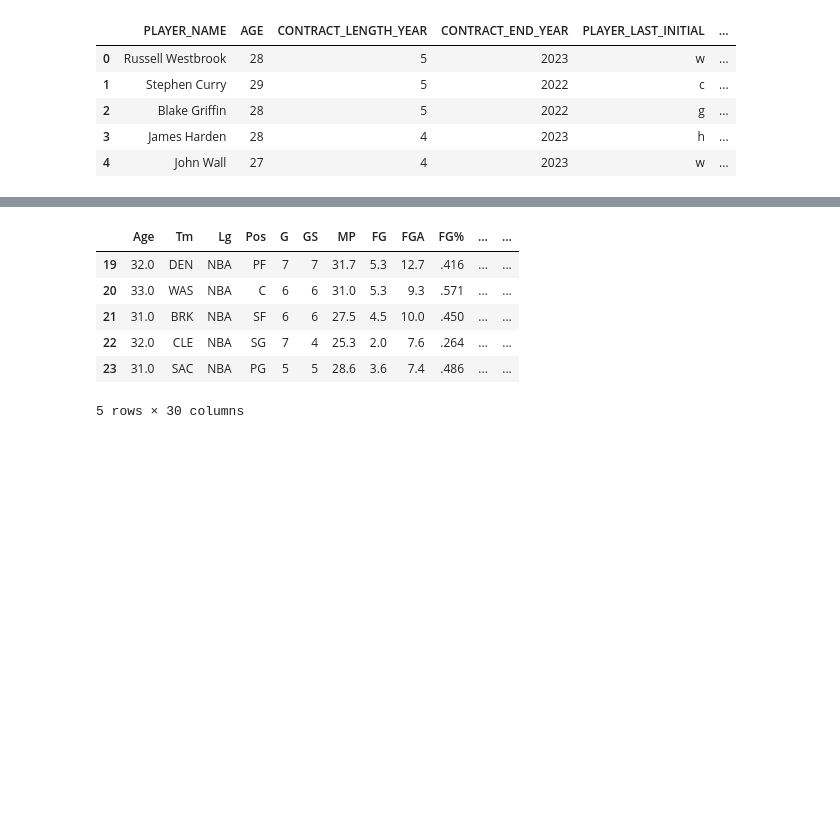
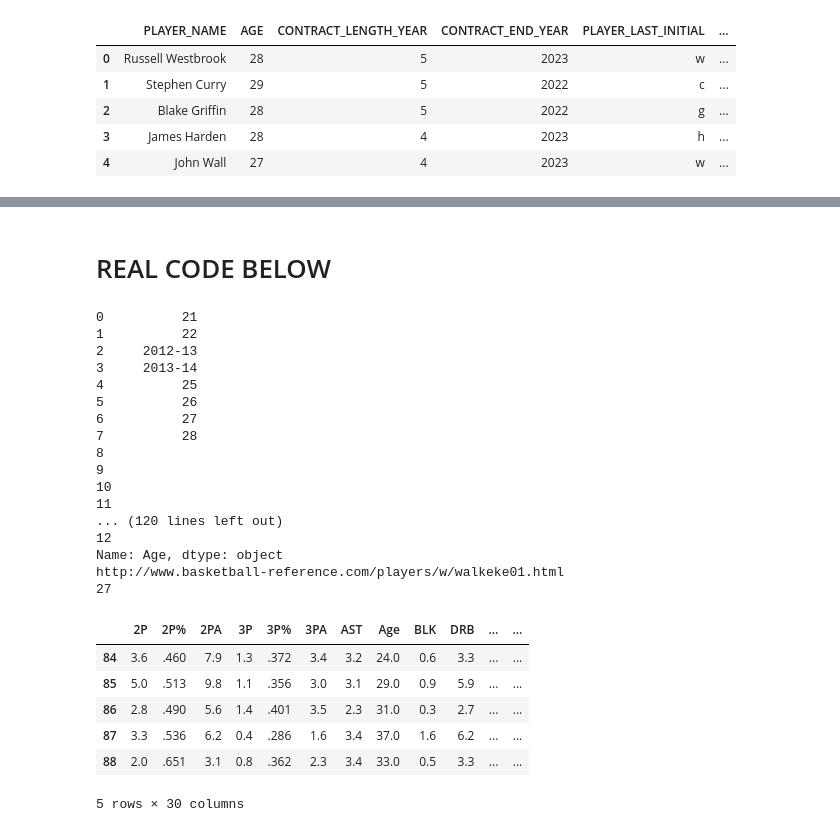
Before and after one commit to alexshieu/SpringBoard, a Jupyter notebook: NBA Capstone Project/scraper player data 2nd.ipynb, the cells around one changed output, grey strips where cells are left out. Saved outputs shown, nothing was run; the diff lists cells and outputs as text; code cells hidden in the pictures; blank space fills up the shorter version.

```diff
--- a/NBA Capstone Project/scraper player data 2nd.ipynb
+++ b/NBA Capstone Project/scraper player data 2nd.ipynb
@@ -45,8 +45,11 @@ Name: PLAYER_NAME, dtype: object
 # %%
 # In order to web scrape basketball-reference.com we need to create the below names
 
-# Clean up PLAYER_NAME to remove all initials and translate to ascii
+# Clean PLAYER_NAME to remove initials (J.J. Reddick),
+# dashes (Kidd-Gilchrist) and apostrophes (E'Twaun Moore)
 df.PLAYER_NAME = df.PLAYER_NAME.str.replace('.', '')
+df.PLAYER_NAME = df.PLAYER_NAME.str.replace('-', '')
+df.PLAYER_NAME = df.PLAYER_NAME.str.replace("'", '')
 
 # Remove unicode characters and change to ASCII for scraping
 df.PLAYER_NAME = [unidecode(df.PLAYER_NAME[i]) for i in df.index]
@@ -86,9 +184,11 @@ df['BEFORE_SIGNED_YEAR'] = df.CONTRACT_SIGNED_YEAR - 1
+# %% [markdown]
+# REAL CODE BELOW
 # %%
 # Set the URL Template
 url_template = 'http://www.basketball-reference.com/players/{PLAYER_LAST_INITIAL}/{PLAYER_LAST_NAME_FIRST_FIVE}{PLAYER_FIRST_NAME_FIRST_TWO}01.html'
 
 # SLICE DF JUST FOR WORK. DONT FORGET TO DELETE ME
-df2 = df[51:75]
+df2 = df[0:100]
 
 # Create empty main player stats dataframe
 player_stats_df = pd.DataFrame()
@@ -97,44 +197,82 @@ player_stats_df = pd.DataFrame()
 for index, column in df2.iterrows():
     url = url_template.format(PLAYER_LAST_INITIAL=column.PLAYER_LAST_INITIAL,
                               PLAYER_LAST_NAME_FIRST_FIVE=column.PLAYER_LAST_NAME_FIRST_FIVE,
                               PLAYER_FIRST_NAME_FIRST_TWO=column.PLAYER_FIRST_NAME_FIRST_TWO)
     try:
         html = urlopen(url)
     except:
         print(url)
     soup = BeautifulSoup(html, 'html5lib')
 
     # Get player data and column headers
     data_rows = soup.findAll('tr')[1:]
     player_data = [[td.getText() for td in data_rows[i].findAll('td')]
                 for i in range(len(data_rows))]
     column_headers = [th.getText() for th in
                       soup.findAll('tr', limit=1)[0].findAll('th')]
 
     stats_df = pd.DataFrame(player_data, columns=column_headers[1:])
 
+    # Eliminate non-age entries in Age column by removing any rows with more
+    # then 2 characters as age is 2 character entry (25, 28...)
+    # note these entries use the season instead of player age as the player
+    # did not play in NBA due to injury or not being under contract
+    try:
+        non_age = [key for key, value in stats_df.Age.iteritems() if len(value)==2]
+        stats_df = stats_df.iloc[non_age]
+    except Exception as e:
+            print(type(stats_df.Age))
+            print(url)
+            print(column.AGE)
+            print(e)
+    stats_df.Age = pd.to_numeric(stats_df.Age) #errors='coerce')
+
+    # If no data exists for the age in which a player signed his contract that
+    # means he was not playing in the NBA that year (injury or no contract)
+    # Go back one year to look up previous years stats
+
     # Insert Player Age
-    stats_df.Age = pd.to_numeric(stats_df.Age, errors='coerce')
     try:
         stats_df = stats_df.loc[stats_df.Age == column.AGE]
-    except:
-            print(url)
-            print(column.AGE)
+    except Exception as e:
+
+
+
+
+
+
     # Insert Player Name
     stats_df['PLAYER_NAME'] = column.PLAYER_NAME
 
     # Append to main dataframe
     player_stats_df = player_stats_df.append(stats_df, ignore_index=True)
 
 player_stats_df.tail()
 # %% [output]
+0          21
+1          22
+2     2012-13
+3     2013-14
+4          25
+5          26
+6          27
+7          28
+8
+9
+10
+11
+... (120 lines left out)
+12
+Name: Age, dtype: object
+http://www.basketball-reference.com/players/w/walkeke01.html
+27
-|  | Age | Tm | Lg | Pos | G | GS | MP | FG | FGA | FG% | ... | ... |
-| 19 | 32.0 | DEN | NBA | PF | 7 | 7 | 31.7 | 5.3 | 12.7 | .416 | ... | ... |
-| 20 | 33.0 | WAS | NBA | C | 6 | 6 | 31.0 | 5.3 | 9.3 | .571 | ... | ... |
-| 21 | 31.0 | BRK | NBA | SF | 6 | 6 | 27.5 | 4.5 | 10.0 | .450 | ... | ... |
-| 22 | 32.0 | CLE | NBA | SG | 7 | 4 | 25.3 | 2.0 | 7.6 | .264 | ... | ... |
-| 23 | 31.0 | SAC | NBA | PG | 5 | 5 | 28.6 | 3.6 | 7.4 | .486 | ... | ... |
+|  | 2P | 2P% | 2PA | 3P | 3P% | 3PA | AST | Age | BLK | DRB | ... | ... |
+| 84 | 3.6 | .460 | 7.9 | 1.3 | .372 | 3.4 | 3.2 | 24.0 | 0.6 | 3.3 | ... | ... |
+| 85 | 5.0 | .513 | 9.8 | 1.1 | .356 | 3.0 | 3.1 | 29.0 | 0.9 | 5.9 | ... | ... |
+| 86 | 2.8 | .490 | 5.6 | 1.4 | .401 | 3.5 | 2.3 | 31.0 | 0.3 | 2.7 | ... | ... |
+| 87 | 3.3 | .536 | 6.2 | 0.4 | .286 | 1.6 | 3.4 | 37.0 | 1.6 | 6.2 | ... | ... |
+| 88 | 2.0 | .651 | 3.1 | 0.8 | .362 | 2.3 | 3.4 | 33.0 | 0.5 | 3.3 | ... | ... |
-5 rows × 30 columns
+5 rows × 30 columns
 # %%
 # player_stats_df.to_csv(player_stats.csv, index=False)
 player_stats_df.PLAYER_NAME
```
Also changed, not shown: parts of 3 cells of this notebook.
